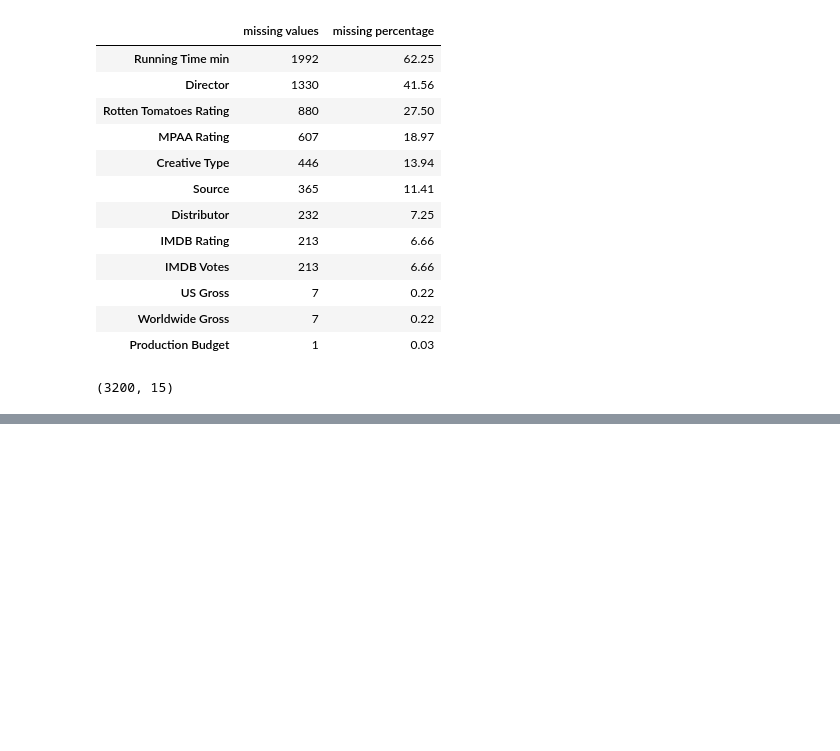
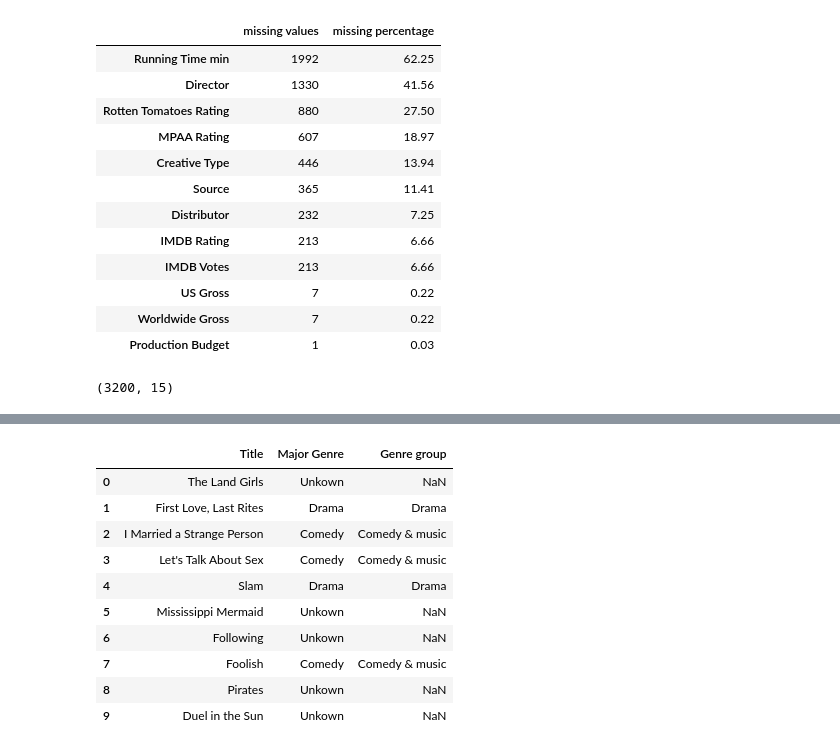
Before and after one commit to Danie1Alexandre/Lexicon---Python---AI, a Jupyter notebook: Data analysis and Visualisation/Project/project investigate a movies data set.ipynb, the cells around one changed output, grey strips where cells are left out. Drawn from its saved outputs; the diff is of its cells as text; code cells hidden in the pictures; blank space fills up the shorter version.

Commit message:
merged data

```diff
--- a/Data analysis and Visualisation/Project/project investigate a movies data set.ipynb
+++ b/Data analysis and Visualisation/Project/project investigate a movies data set.ipynb
@@ -281,0 +286,5 @@ df.shape
+# %%
+df2 = pd.read_csv('data/genre_groups.csv')
+print(len(df))
+print(len(df2))
+display(df2.head(3))
@@ -281,0 +318,2 @@ df.shape
+# %%
+df = pd.merge(df,df2, on= 'Major Genre', how= 'left')
@@ -281,0 +362,14 @@ df.shape
+# %%
+display(df[['Title', 'Major Genre', 'Genre group']].head(10))
+# %% [output]
+|  | Title | Major Genre | Genre group |
+| 0 | The Land Girls | Unkown | NaN |
+| 1 | First Love, Last Rites | Drama | Drama |
+| 2 | I Married a Strange Person | Comedy | Comedy & music |
+| 3 | Let's Talk About Sex | Comedy | Comedy & music |
+| 4 | Slam | Drama | Drama |
+| 5 | Mississippi Mermaid | Unkown | NaN |
+| 6 | Following | Unkown | NaN |
+| 7 | Foolish | Comedy | Comedy & music |
+| 8 | Pirates | Unkown | NaN |
+| 9 | Duel in the Sun | Unkown | NaN |
```
Also changed, not shown: parts of 15 cells of this notebook.
